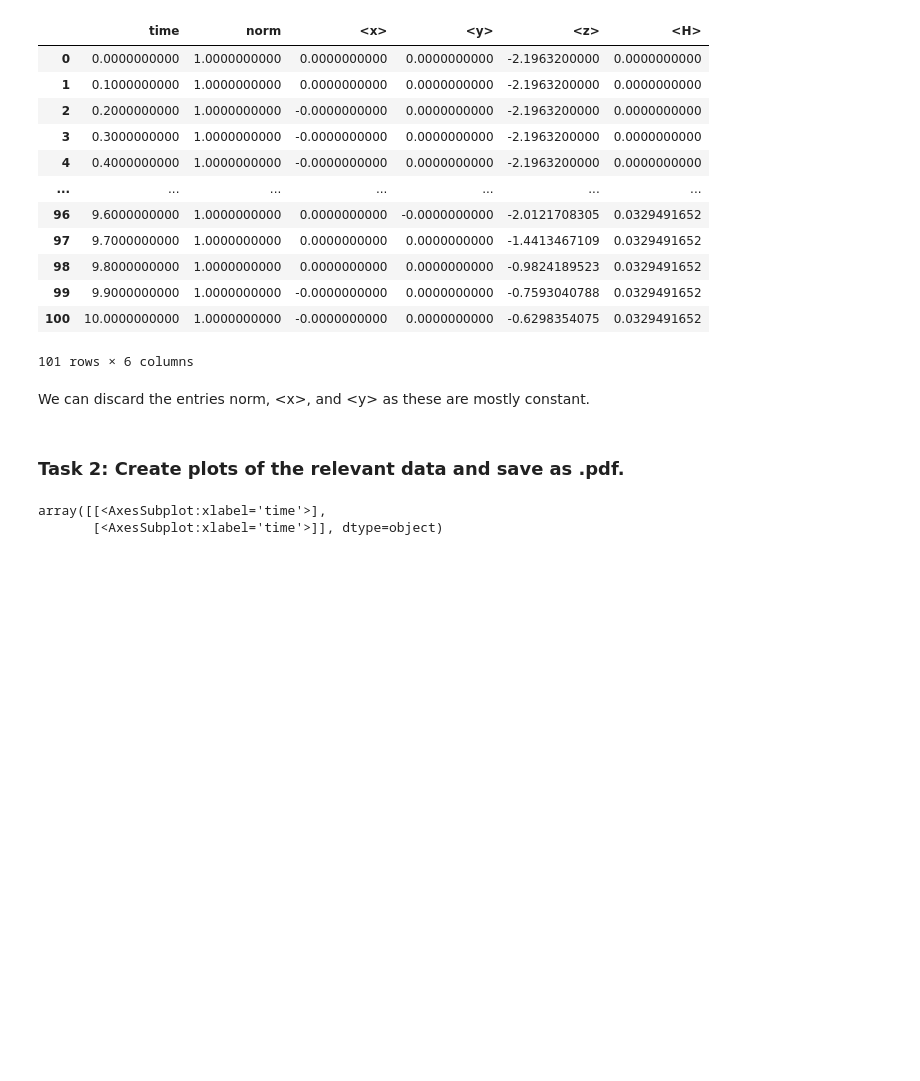
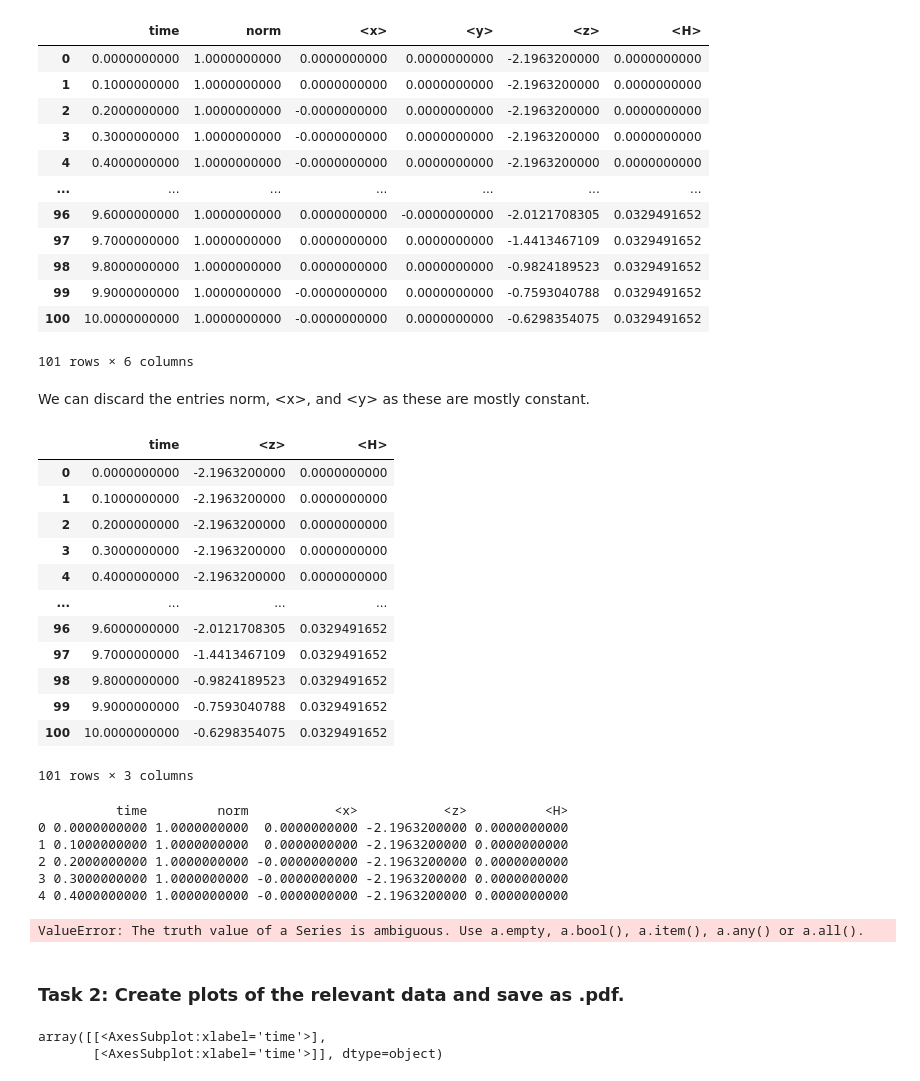
Before and after one commit to cr489/my-test-repo, a Jupyter notebook: src/notebook_unit1.ipynb, the cells around one changed output. Drawn from its saved outputs; the diff is of its cells as text; code cells hidden in the pictures; blank space fills up the shorter version.

```diff
--- a/src/notebook_unit1.ipynb
+++ b/src/notebook_unit1.ipynb
@@ -109,12 +109,62 @@ We can discard the entries norm, \<x>, and \<y> as these are mostly constant.
 # %%
 # eliminate columns based on the variance: if the variance of the values
 # in a column is below a given threshold, that column is discarded
 cols = ["norm", "<x>", "<y>"]
 
-for i in cols:
-    expec = expec.drop(str(i), axis=1)
-
-#expec
+expec1 = expec.drop(cols, axis=1)
+expec1
+# %% [output]
+|  | time | <z> | <H> |
+| 0 | 0.0000000000 | -2.1963200000 | 0.0000000000 |
+| 1 | 0.1000000000 | -2.1963200000 | 0.0000000000 |
+| 2 | 0.2000000000 | -2.1963200000 | 0.0000000000 |
+| 3 | 0.3000000000 | -2.1963200000 | 0.0000000000 |
+| 4 | 0.4000000000 | -2.1963200000 | 0.0000000000 |
+| ... | ... | ... | ... |
+| 96 | 9.6000000000 | -2.0121708305 | 0.0329491652 |
+| 97 | 9.7000000000 | -1.4413467109 | 0.0329491652 |
+| 98 | 9.8000000000 | -0.9824189523 | 0.0329491652 |
+| 99 | 9.9000000000 | -0.7593040788 | 0.0329491652 |
+| 100 | 10.0000000000 | -0.6298354075 | 0.0329491652 |
+101 rows × 3 columns
+# %%
+# eliminate columns based on the variance: if the variance of the values
+# in a column is below a given threshold, that column is discarded
+#cols = ["norm", "<x>", "<y>"]
+
+
+
+#for i,x in enumerate(expec.columns):
+for i in range(expec.shape[1]):
+#    print(expec.var()[i] , '"'+x+'"')
+    if expec.var()[i] < thr_val:
+        #print(i,x)
+        expec3 = expec.drop(expec.columns[i], axis=1)
+#        expec2 = expec.drop(x, axis=1)#x, axis=1)
+
+#    expec = expec.drop(str(i), axis=1)
+
+#print(expec.var()[1])
+print(expec3.head())
+# %% [output]
+          time         norm           <x>           <z>          <H>
+0 0.0000000000 1.0000000000  0.0000000000 -2.1963200000 0.0000000000
+1 0.1000000000 1.0000000000  0.0000000000 -2.1963200000 0.0000000000
+2 0.2000000000 1.0000000000 -0.0000000000 -2.1963200000 0.0000000000
+3 0.3000000000 1.0000000000 -0.0000000000 -2.1963200000 0.0000000000
+4 0.4000000000 1.0000000000 -0.0000000000 -2.1963200000 0.0000000000
+# %%
+def exp_drp(file,thres):
+    n_col = expec.columns
+    var_f = file.var()
+
+    if var_f[:] < thres:
+        exp_f = file.drop(n_col[:],axis=1)
+    return exp_f
+
+exp_drp(expec,0.0001)
+# %% [output]
+ValueError: The truth value of a Series is ambiguous. Use a.empty, a.bool(), a.item(), a.any() or a.all().
 # %% [markdown]
 ### Task 2: Create plots of the relevant data and save as .pdf.
 # %%
```
Also changed, not shown: 1 other file.
